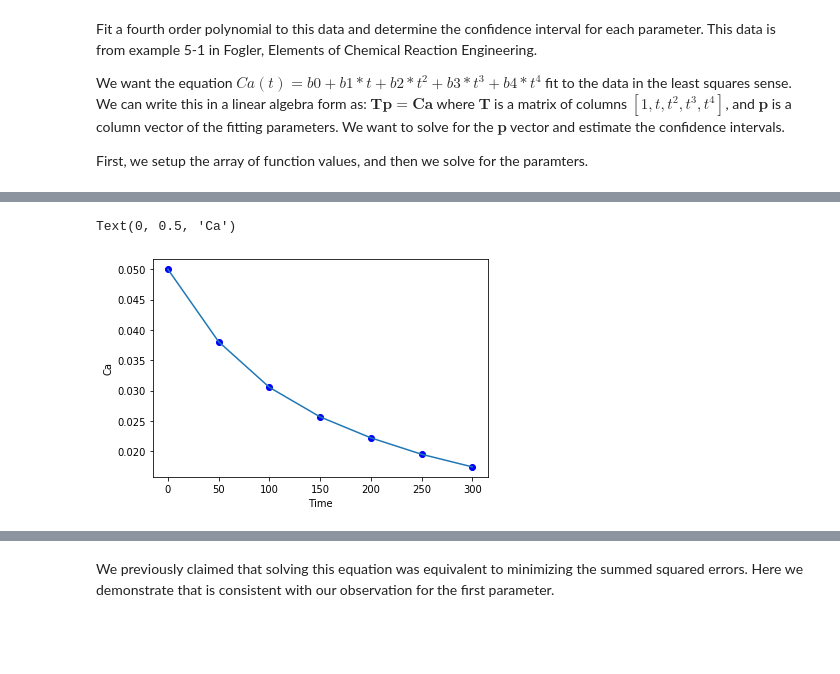
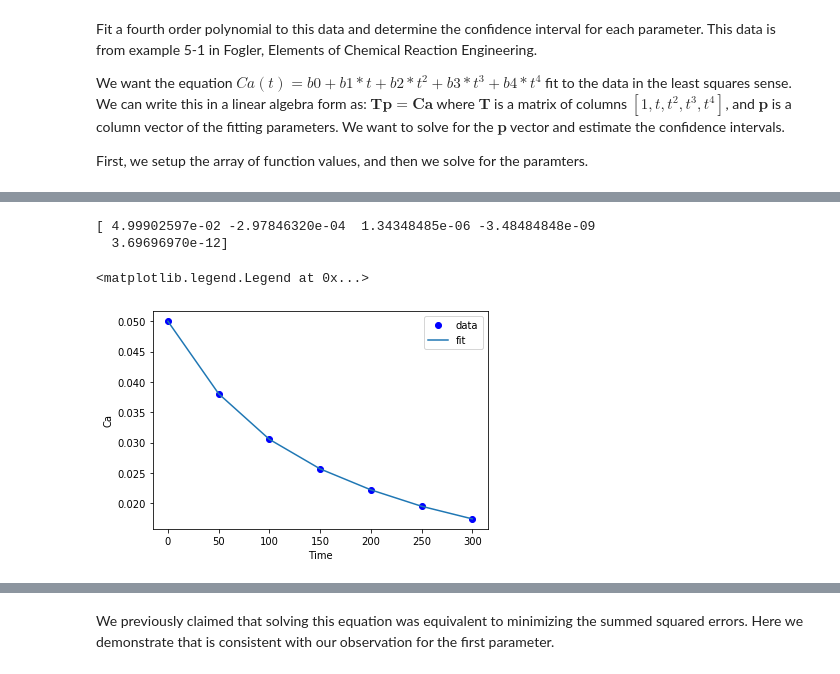
Before and after one commit to jkitchin/f19-06623, a Jupyter notebook: lectures/18-linear-regression.ipynb, the cells around one changed output, grey strips where cells are left out. Drawn from its saved outputs; the diff is of its cells as text; code cells hidden in the pictures; blank space fills up the shorter version.

```diff
--- a/lectures/18-linear-regression.ipynb
+++ b/lectures/18-linear-regression.ipynb
@@ -54,10 +79,17 @@ print(a)
+# %%
+a = np.linalg.solve(X.T @ X, X.T @ Ca)
+print(a)
+# %% [output]
+[ 4.99902597e-02 -2.97846320e-04  1.34348485e-06 -3.48484848e-09
+  3.69696970e-12]
 # %%
 %matplotlib inline
 import matplotlib.pyplot as plt
 
 plt.plot(time, Ca, 'bo', time, X @ a)
 plt.xlabel('Time')
 plt.ylabel('Ca')
+plt.legend(['data', 'fit'])
 # %% [output]
-Text(0, 0.5, 'Ca')
+<matplotlib.legend.Legend at 0x...>
-[figure, old version]
+[figure, new version]
```
Also changed, not shown: parts of 21 cells of this notebook, 10 other files.
